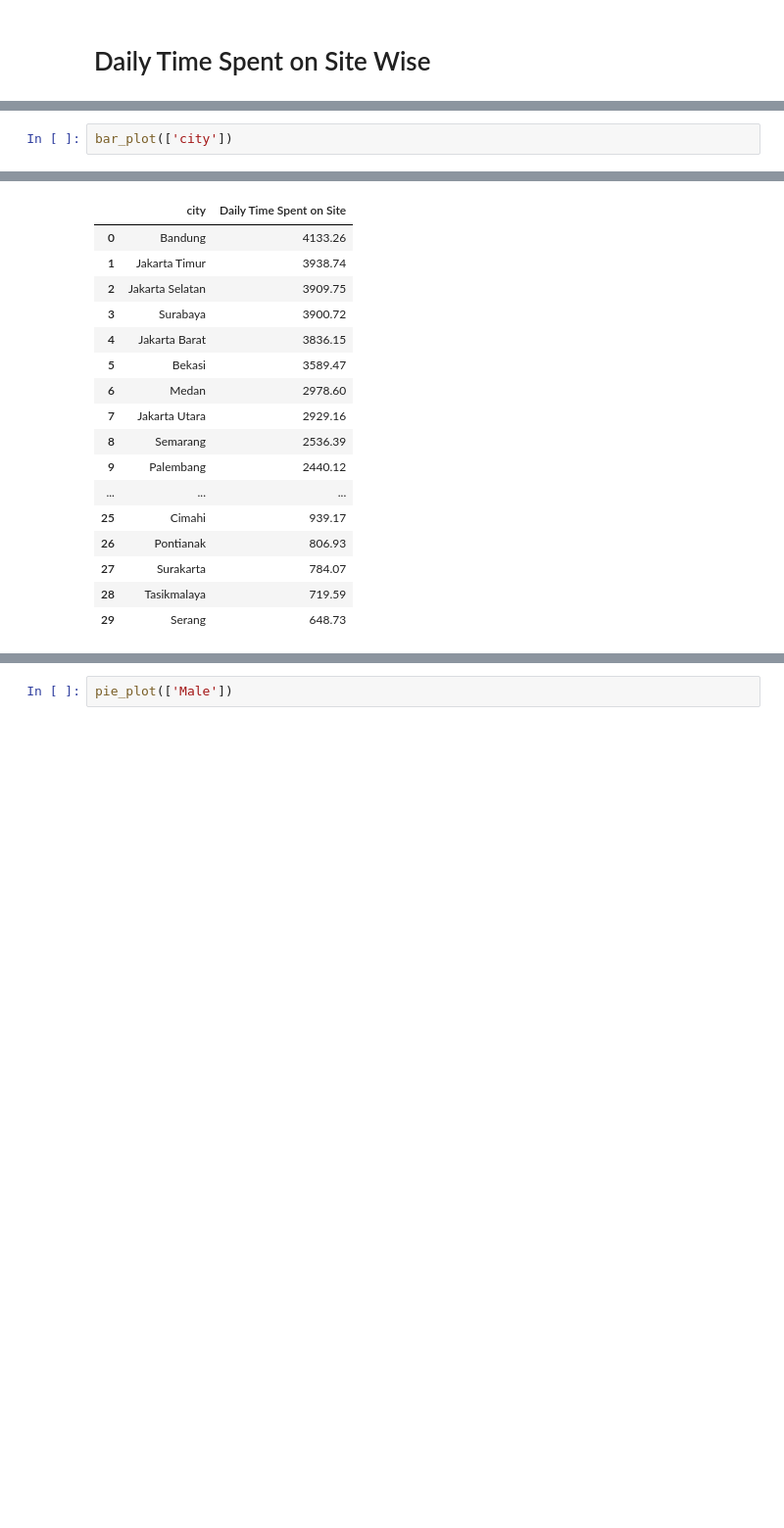
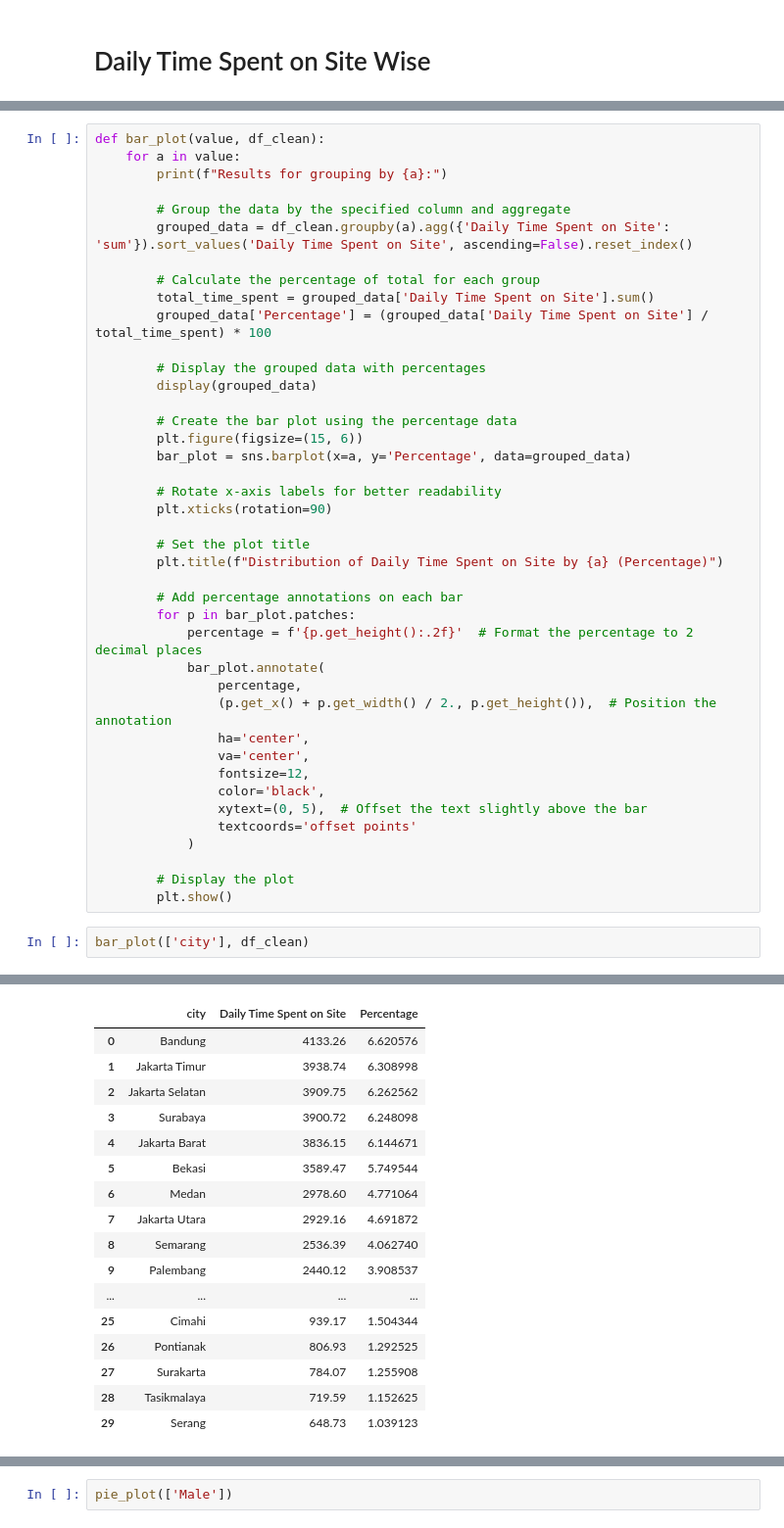
Before and after one commit to Beyoojn/predictclickads, a Jupyter notebook: advertisement.ipynb, the cells around one changed output, grey strips where cells are left out. Shown at 98% size. Drawn from its saved outputs; the diff is of its cells as text; blank space fills up the shorter version.

```diff
--- a/advertisement.ipynb
+++ b/advertisement.ipynb
@@ -191,21 +179,62 @@ def bar_plot(value):
+# %%
+def bar_plot(value, df_clean):
+    for a in value:
+        print(f"Results for grouping by {a}:")
+
+        # Group the data by the specified column and aggregate
+        grouped_data = df_clean.groupby(a).agg({'Daily Time Spent on Site': 'sum'}).sort_values('Daily Time Spent on Site', ascending=False).reset_index()
+
+        # Calculate the percentage of total for each group
+        total_time_spent = grouped_data['Daily Time Spent on Site'].sum()
+        grouped_data['Percentage'] = (grouped_data['Daily Time Spent on Site'] / total_time_spent) * 100
+
+        # Display the grouped data with percentages
+        display(grouped_data)
+
+        # Create the bar plot using the percentage data
+        plt.figure(figsize=(15, 6))
+        bar_plot = sns.barplot(x=a, y='Percentage', data=grouped_data)
+
+        # Rotate x-axis labels for better readability
+        plt.xticks(rotation=90)
+
+        # Set the plot title
+        plt.title(f"Distribution of Daily Time Spent on Site by {a} (Percentage)")
+
+        # Add percentage annotations on each bar
+        for p in bar_plot.patches:
+            percentage = f'{p.get_height():.2f}'  # Format the percentage to 2 decimal places
+            bar_plot.annotate(
+                percentage,
+                (p.get_x() + p.get_width() / 2., p.get_height()),  # Position the annotation
+                ha='center',
+                va='center',
+                fontsize=12,
+                color='black',
+                xytext=(0, 5),  # Offset the text slightly above the bar
+                textcoords='offset points'
+            )
+
+        # Display the plot
+        plt.show()
 # %%
-bar_plot(['city'])
+bar_plot(['city'], df_clean)
 # %% [output]
 Results for grouping by city:
-|  | city | Daily Time Spent on Site |
-| 0 | Bandung | 4133.26 |
-| 1 | Jakarta Timur | 3938.74 |
-| 2 | Jakarta Selatan | 3909.75 |
-| 3 | Surabaya | 3900.72 |
-| 4 | Jakarta Barat | 3836.15 |
-| 5 | Bekasi | 3589.47 |
-| 6 | Medan | 2978.60 |
-| 7 | Jakarta Utara | 2929.16 |
-| 8 | Semarang | 2536.39 |
-| 9 | Palembang | 2440.12 |
-| ... | ... | ... |
-| 25 | Cimahi | 939.17 |
-| 26 | Pontianak | 806.93 |
-| 27 | Surakarta | 784.07 |
-| 28 | Tasikmalaya | 719.59 |
-| 29 | Serang | 648.73 |
+|  | city | Daily Time Spent on Site | Percentage |
+| 0 | Bandung | 4133.26 | 6.620576 |
+| 1 | Jakarta Timur | 3938.74 | 6.308998 |
+| 2 | Jakarta Selatan | 3909.75 | 6.262562 |
+| 3 | Surabaya | 3900.72 | 6.248098 |
+| 4 | Jakarta Barat | 3836.15 | 6.144671 |
+| 5 | Bekasi | 3589.47 | 5.749544 |
+| 6 | Medan | 2978.60 | 4.771064 |
+| 7 | Jakarta Utara | 2929.16 | 4.691872 |
+| 8 | Semarang | 2536.39 | 4.062740 |
+| 9 | Palembang | 2440.12 | 3.908537 |
+| ... | ... | ... | ... |
+| 25 | Cimahi | 939.17 | 1.504344 |
+| 26 | Pontianak | 806.93 | 1.292525 |
+| 27 | Surakarta | 784.07 | 1.255908 |
+| 28 | Tasikmalaya | 719.59 | 1.152625 |
+| 29 | Serang | 648.73 | 1.039123 |
```
Also changed, not shown: parts of 5 cells of this notebook.
